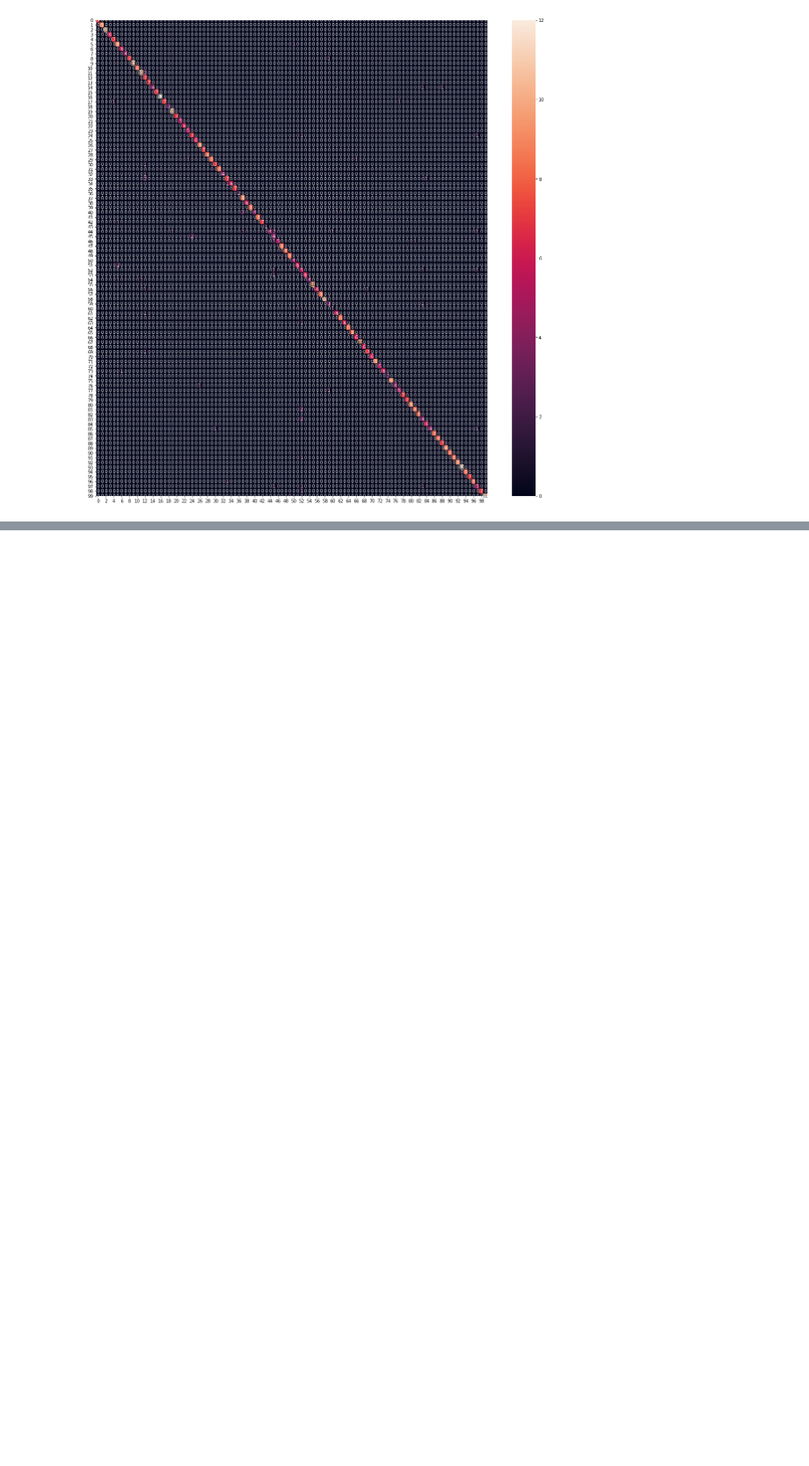
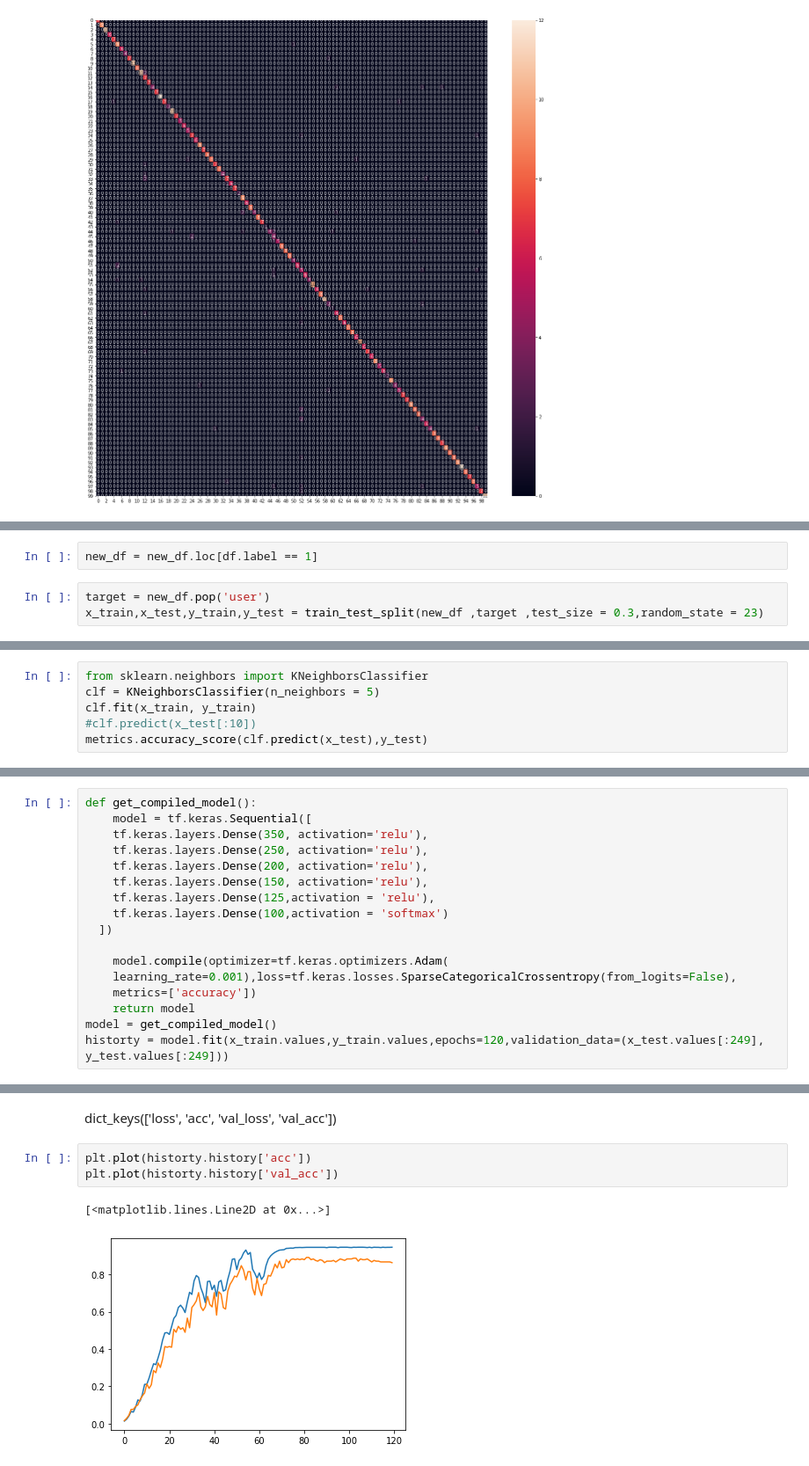
Before and after one commit to k-pratyush/online-signature-verification, a Jupyter notebook: Sign_clean.ipynb, the cells around one changed output, grey strips where cells are left out. Shown at 88% size. Cells and saved outputs as stored; diff of their text form; blank space fills up the shorter version.

```diff
--- a/Sign_clean.ipynb
+++ b/Sign_clean.ipynb
@@ -308,0 +307,5 @@ plt.show()
+# %%
+new_df = new_df.loc[df.label == 1]
+# %%
+target = new_df.pop('user')
+x_train,x_test,y_train,y_test = train_test_split(new_df ,target ,test_size = 0.3,random_state = 23)
@@ -308,0 +315,6 @@ plt.show()
+# %%
+from sklearn.neighbors import KNeighborsClassifier
+clf = KNeighborsClassifier(n_neighbors = 5)
+clf.fit(x_train, y_train)
+#clf.predict(x_test[:10])
+metrics.accuracy_score(clf.predict(x_test),y_test)
@@ -308,0 +337,17 @@ plt.show()
+# %%
+def get_compiled_model():
+    model = tf.keras.Sequential([
+    tf.keras.layers.Dense(350, activation='relu'),
+    tf.keras.layers.Dense(250, activation='relu'),
+    tf.keras.layers.Dense(200, activation='relu'),
+    tf.keras.layers.Dense(150, activation='relu'),
+    tf.keras.layers.Dense(125,activation = 'relu'),
+    tf.keras.layers.Dense(100,activation = 'softmax')
+  ])
+
+    model.compile(optimizer=tf.keras.optimizers.Adam(
+    learning_rate=0.001),loss=tf.keras.losses.SparseCategoricalCrossentropy(from_logits=False),
+    metrics=['accuracy'])
+    return model
+model = get_compiled_model()
+historty = model.fit(x_train.values,y_train.values,epochs=120,validation_data=(x_test.values[:249], y_test.values[:249]))
@@ -308,0 +375,8 @@ plt.show()
+# %% [markdown]
+dict_keys(['loss', 'acc', 'val_loss', 'val_acc'])
+# %%
+plt.plot(historty.history['acc'])
+plt.plot(historty.history['val_acc'])
+# %% [output]
+[<matplotlib.lines.Line2D at 0x...>]
+[figure, added]
```
Also changed, not shown: parts of 58 cells of this notebook, 1 other file.
